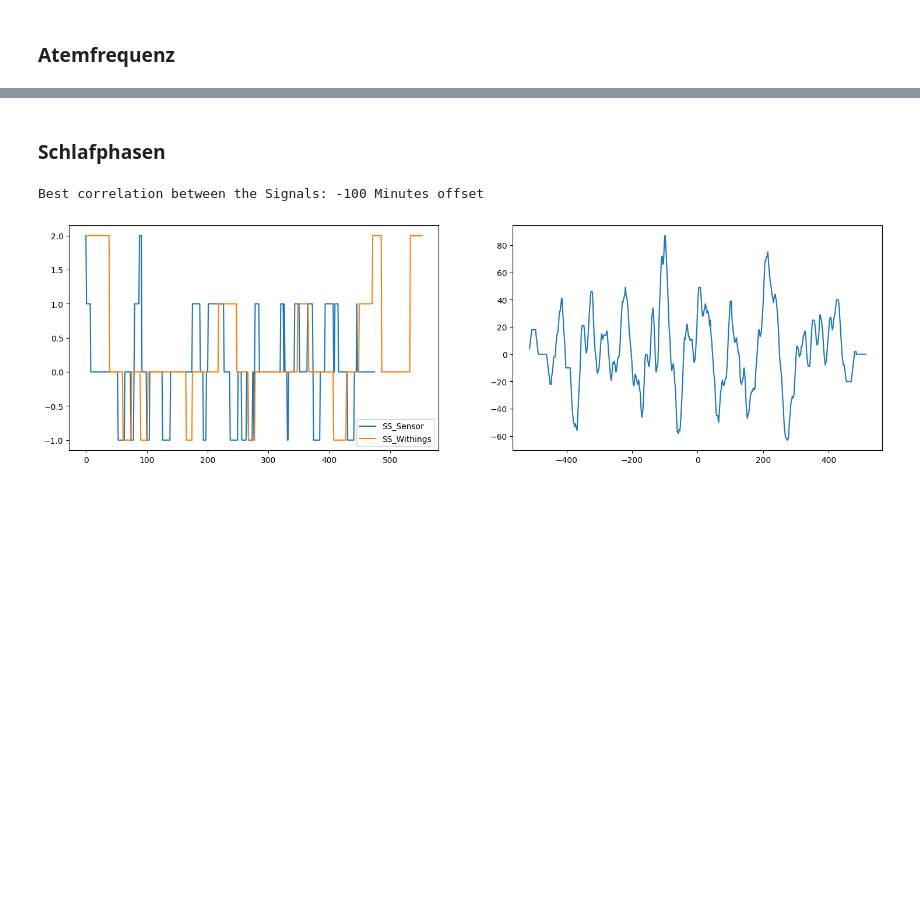
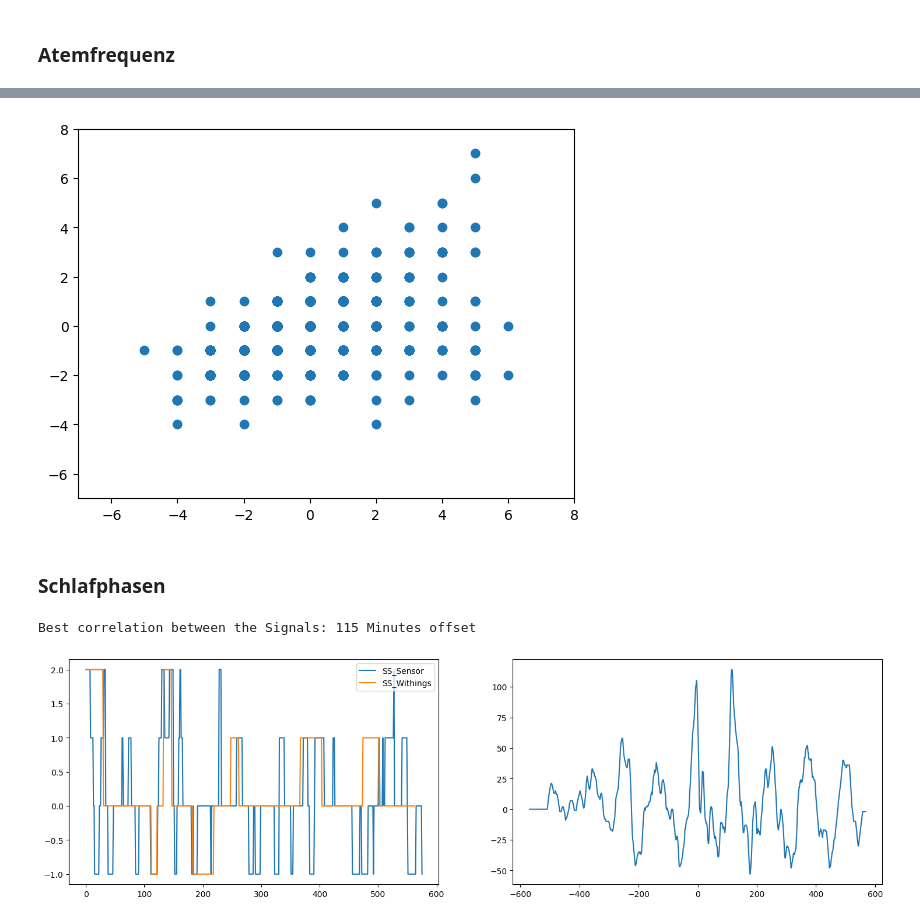
Before and after one commit to markusstraesser/Code, a Jupyter notebook: Evaluation.ipynb, the cells around one changed output, grey strips where cells are left out. Saved outputs shown, nothing was run; the diff lists cells and outputs as text; code cells hidden in the pictures; blank space fills up the shorter version.

```diff
--- a/Evaluation.ipynb
+++ b/Evaluation.ipynb
@@ -63,3 +72,10 @@ Best correlation between the Signals: 38 Minutes offset
+# %%
+plt.scatter(rr_s_norm, rr_w_norm)
+plt.ylim([-7, 8])
+plt.xlim([-7, 8])
+plt.show()
+# %% [output]
+[figure, added]
 # %% [markdown]
 ### Schlafphasen
 # %%
@@ -68,7 +84,7 @@ ss_withings = df_withings["ss_withings"].to_list()
 # ss_s_norm = (ss_sensor - np.min(ss_sensor)) / (np.max(ss_sensor) - np.min(ss_sensor))
 # ss_w_norm = (ss_withings - np.min(ss_withings)) / (np.max(ss_withings) - np.min(ss_withings))
 ss_s_norm = ss_sensor - np.median(ss_sensor)
-ss_w_norm = ss_withings - np.median(ss_withings)
+ss_w_norm = ss_withings[offset:len(ss_s_norm)+offset] - np.median(ss_withings[offset:len(ss_s_norm)+offset])
 cross_corr = signal.correlate(ss_s_norm, ss_w_norm, "full", method="fft").tolist()
 x_vals = range(int(-len(cross_corr)/2), int(-len(cross_corr)/2)+int(len(cross_corr)))
 plt.style.use('default')
@@ -82,5 +98,5 @@ plt.plot(x_vals, cross_corr)
 plt.show
 print("Best correlation between the Signals:", cross_corr.index(max(cross_corr))-int(len(cross_corr)/2),"Minutes offset")
 # %% [output]
-Best correlation between the Signals: -100 Minutes offset
+Best correlation between the Signals: 115 Minutes offset
-[figure, old version]
+[figure, new version]
```
Also changed, not shown: parts of 3 cells of this notebook, 1 other file.
